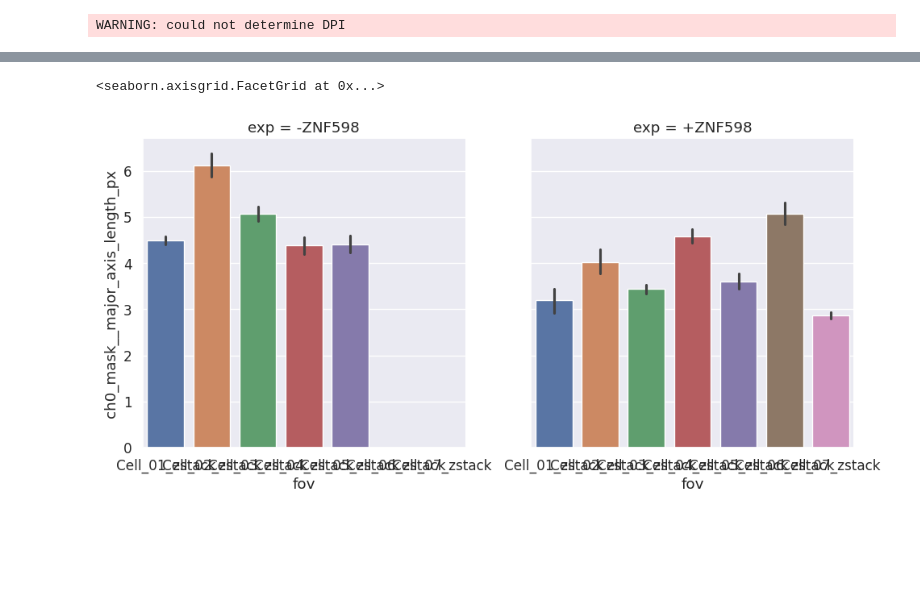
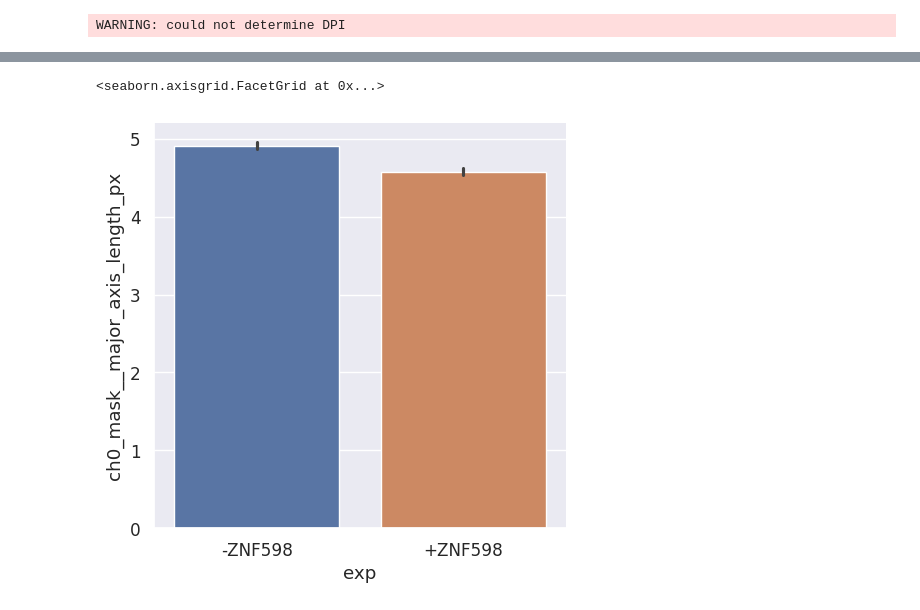
Before and after one commit to timstasevich/croparray, a Jupyter notebook: notebooks/AnalyzeTrackArrays.ipynb, the cells around one changed output, grey strips where cells are left out. Drawn from its saved outputs; the diff is of its cells as text; code cells hidden in the pictures; blank space fills up the shorter version.

```diff
--- a/notebooks/AnalyzeTrackArrays.ipynb
+++ b/notebooks/AnalyzeTrackArrays.ipynb
@@ -139,7 +169,8 @@ from pathlib import Path
 # USER-DEFINED PARAMETERS
 # ============================
 
-INPUT_FILE = Path('/mnt/c/Users/tstasevi/Documents/Tim-Marianas/20260203/Cell_01_zstack__12exp_fov.nc')
+INPUT_FILE = Path('/mnt/c/Users/tstasevi/Documents/Tim-Marianas/TrnlWithZNF598/20260203/Cell_01_zstack__12exp_fov.nc')
+INPUT_FILE = Path('/mnt/c/Users/tstasevi/Documents/Tim-Marianas/TrnlWithZNF598/20260210/Cell01__28exp_fov.nc')
 # %%
 # Need to open this way to get proper doc strings:
 from croparray.trackarray.object import TrackArray
@@ -166,0 +199,7 @@ my_ta.plot.relplot(
+# %%
+my_ta.ds["stretch"]=my_ta.ds["ch0_mask__major_axis_length_px"]/my_ta.ds["ch0_mask__minor_axis_length_px"]
+my_ta.where(my_ta.ds["bad"] == 0).mean(dim='t').plot.catplot(
+    x="exp", y="stretch",
+    kind="box",
+    hue="exp",
+)
@@ -166,0 +218,13 @@ my_ta.plot.relplot(
+# %%
+calc = (
+    (my_ta.where(my_ta["bad"] == 0)
+           ["ch0_mask__major_axis_length_px"] > 5)
+    .mean(dim=("track_id","t")) * 100
+)
+my_ta["percent_gt5"] = calc
+my_ta.plot.catplot(
+    x="exp",
+    y="percent_gt5",
+    kind="bar",
+    hue="fov",
+)
@@ -166,0 +234,12 @@ my_ta.plot.relplot(
+# %%
+calc = (
+    (my_ta.where(my_ta["bad"] == 0)
+           ["ch0_mask__major_axis_length_px"] > 5)* 100
+)
+my_ta["percent_gt5"] = calc
+my_ta.plot.catplot(
+    x="exp",
+    y="percent_gt5",
+    kind="bar",
+    hue="exp",
+)
@@ -167,14 +249,13 @@ my_ta.plot.relplot(
 # %%
 # Make plots using seaborn (relplot, distplot, and catplot supported)
-my_ta.plot.catplot(
-    x="fov", y="ch0_mask__major_axis_length_px",
+my_ta.where(my_ta.ds["bad"] == 0).plot.catplot(
+    x="exp", y="ch0_mask__major_axis_length_px",
     kind="bar",
-    hue="fov",
-    col='exp',
+    hue="exp",
     # col_wrap=4,
     #hue="ch",
     # estimator=None,          # prevents seaborn from averaging
 )
 # %% [output]
 <seaborn.axisgrid.FacetGrid at 0x...>
-[figure, old version]
+[figure, new version]
```
Also changed, not shown: parts of 25 cells of this notebook, 6 other files.
